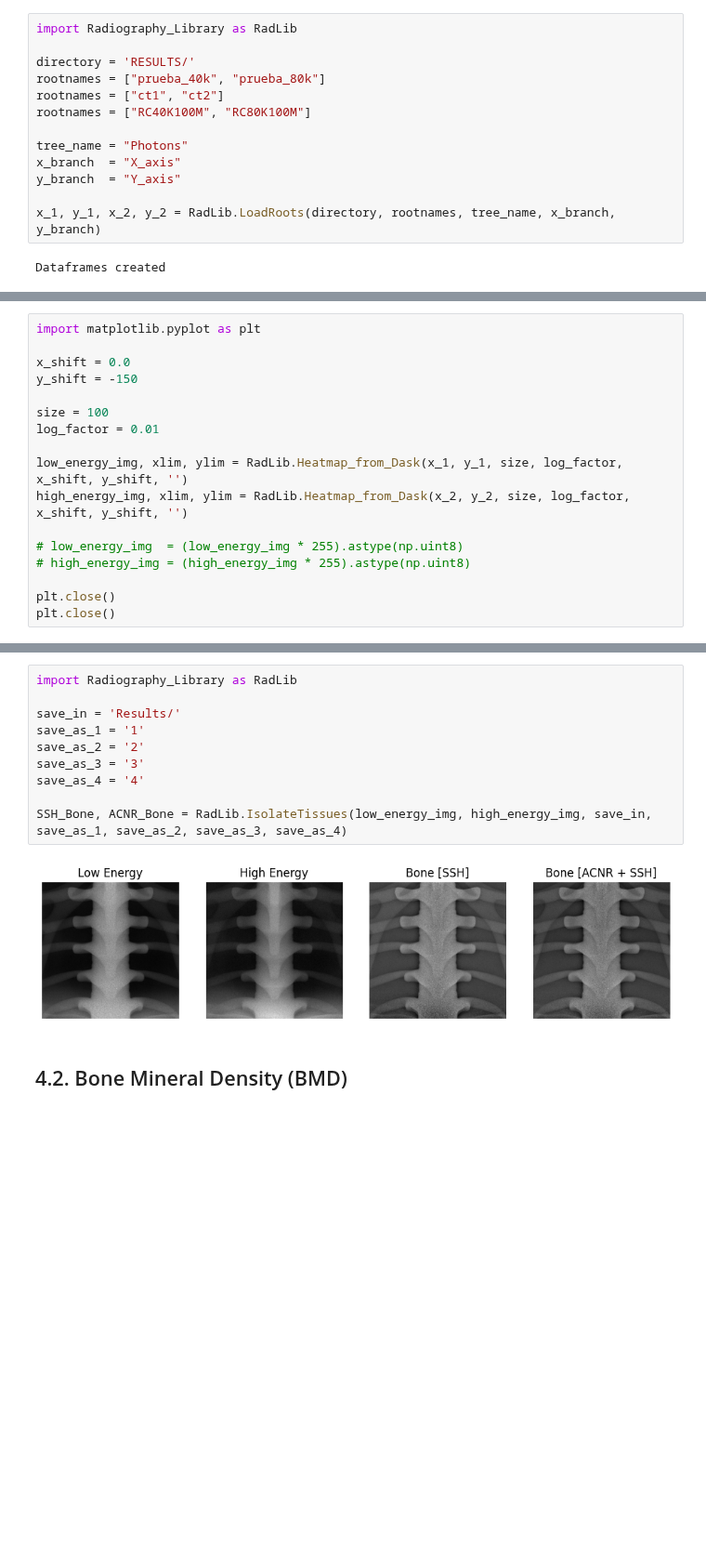
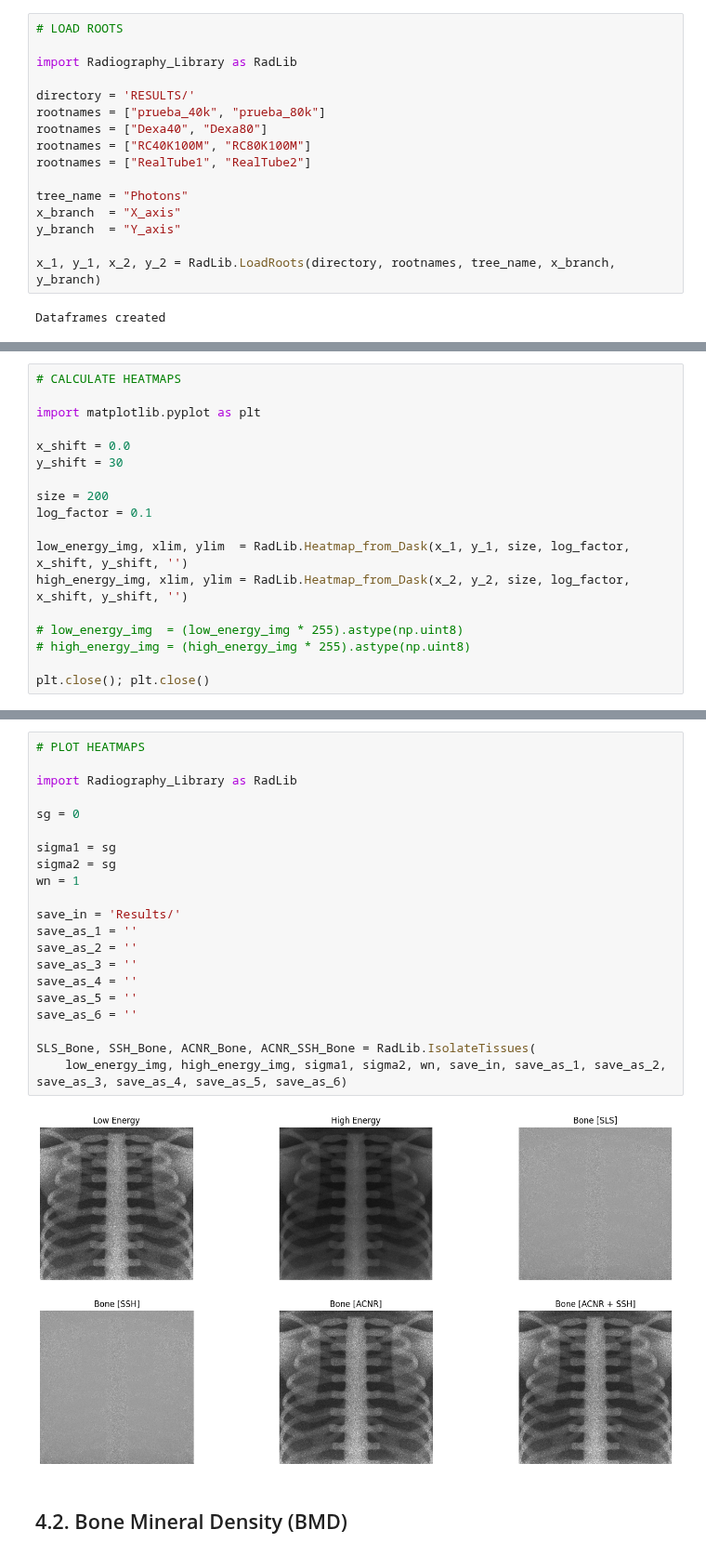
Before and after one commit to miguelcomett/G4_IFI-Team_2024, a Jupyter notebook: miguelcomett/Radiography_2.ipynb, the cells around one changed output, grey strips where cells are left out. Shown at 93% size. Drawn from its saved outputs; the diff is of its cells as text; blank space fills up the shorter version.

```diff
--- a/miguelcomett/Radiography_2.ipynb
+++ b/miguelcomett/Radiography_2.ipynb
@@ -41,10 +39,13 @@ Load Roots
 # %%
+# LOAD ROOTS
+
 import Radiography_Library as RadLib
 
 directory = 'RESULTS/'
 rootnames = ["prueba_40k", "prueba_80k"]
-rootnames = ["ct1", "ct2"]
+rootnames = ["Dexa40", "Dexa80"]
 rootnames = ["RC40K100M", "RC80K100M"]
+rootnames = ["RealTube1", "RealTube2"]
 
 tree_name = "Photons"
 x_branch  = "X_axis"
@@ -58,18 +57,19 @@ Calculate Heatmaps
 # %%
+# CALCULATE HEATMAPS
+
 import matplotlib.pyplot as plt
 
 x_shift = 0.0
-y_shift = -150
+y_shift = 30
 
-size = 100
-log_factor = 0.01
+size = 200
+log_factor = 0.1
 
-low_energy_img, xlim, ylim = RadLib.Heatmap_from_Dask(x_1, y_1, size, log_factor, x_shift, y_shift, '')
+low_energy_img, xlim, ylim  = RadLib.Heatmap_from_Dask(x_1, y_1, size, log_factor, x_shift, y_shift, '')
 high_energy_img, xlim, ylim = RadLib.Heatmap_from_Dask(x_2, y_2, size, log_factor, x_shift, y_shift, '')
 
 # low_energy_img  = (low_energy_img * 255).astype(np.uint8)
 # high_energy_img = (high_energy_img * 255).astype(np.uint8)
 
-plt.close()
-plt.close()
+plt.close(); plt.close()
 # %% [output]
@@ -80,15 +78,26 @@ Plot Heatmaps
 # %%
+# PLOT HEATMAPS
+
 import Radiography_Library as RadLib
 
+sg = 0
+
+sigma1 = sg
+sigma2 = sg
+wn = 1
+
 save_in = 'Results/'
-save_as_1 = '1'
-save_as_2 = '2'
-save_as_3 = '3'
-save_as_4 = '4'
+save_as_1 = ''
+save_as_2 = ''
+save_as_3 = ''
+save_as_4 = ''
+save_as_5 = ''
+save_as_6 = ''
 
-SSH_Bone, ACNR_Bone = RadLib.IsolateTissues(low_energy_img, high_energy_img, save_in, save_as_1, save_as_2, save_as_3, save_as_4)
+SLS_Bone, SSH_Bone, ACNR_Bone, ACNR_SSH_Bone = RadLib.IsolateTissues(
+    low_energy_img, high_energy_img, sigma1, sigma2, wn, save_in, save_as_1, save_as_2, save_as_3, save_as_4, save_as_5, save_as_6)
 # %% [output]
-[figure, old version]
+[figure, new version]
 # %% [markdown]
 ## 4.2. Bone Mineral Density (BMD)
 # %%
```
Also changed, not shown: parts of 10 cells of this notebook, 7 other files.
